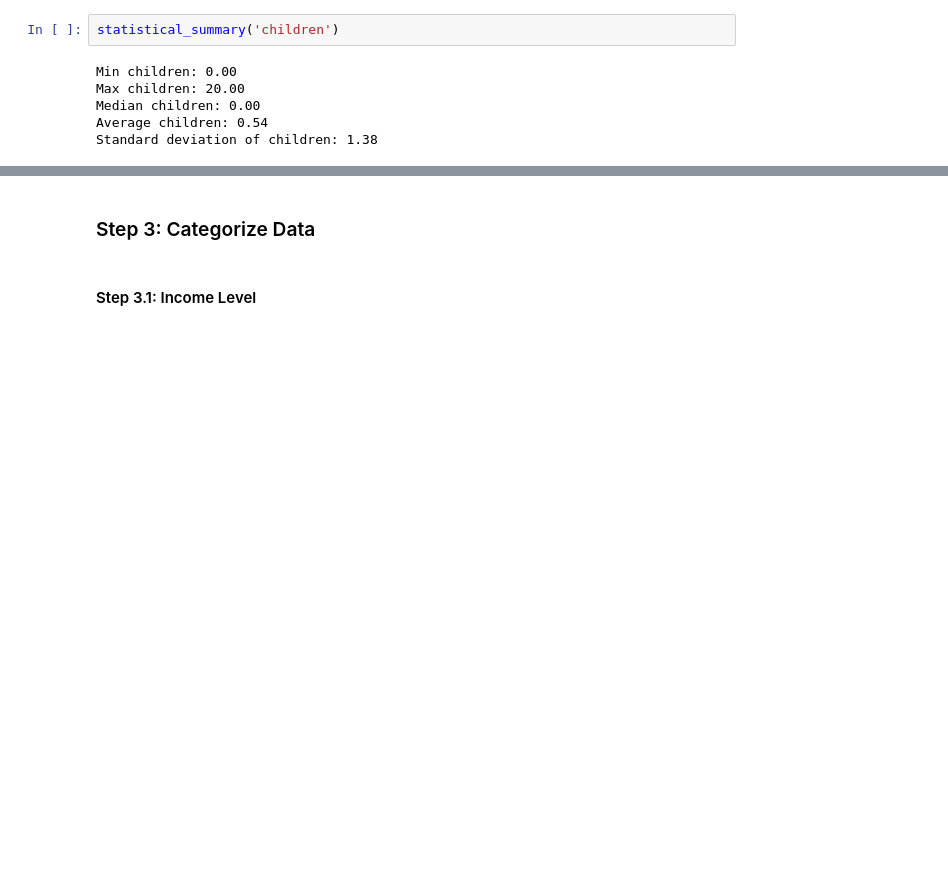
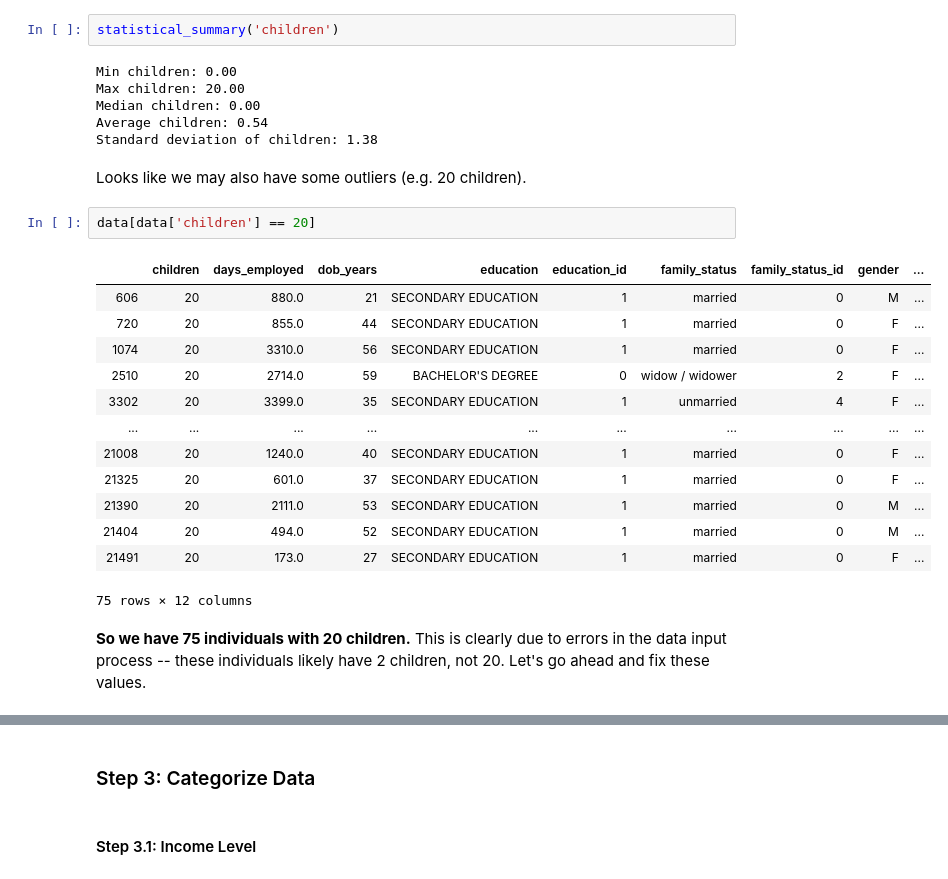
Before and after one commit to nyleashraf/credit-worthiness-EDA, a Jupyter notebook: credit_worthiness_data_exploration.ipynb, the cells around one changed output, grey strips where cells are left out. Drawn from its saved outputs; the diff is of its cells as text; blank space fills up the shorter version.

```diff
--- a/credit_worthiness_data_exploration.ipynb
+++ b/credit_worthiness_data_exploration.ipynb
@@ -323,3 +416,23 @@ Max children: 20.00
 Median children: 0.00
 Average children: 0.54
 Standard deviation of children: 1.38
+# %% [markdown]
+Looks like we may also have some outliers (e.g. 20 children).
+# %%
+data[data['children'] == 20]
+# %% [output]
+|  | children | days_employed | dob_years | education | education_id | family_status | family_status_id | gender | ... |
+| 606 | 20 | 880.0 | 21 | SECONDARY EDUCATION | 1 | married | 0 | M | ... |
+| 720 | 20 | 855.0 | 44 | SECONDARY EDUCATION | 1 | married | 0 | F | ... |
+| 1074 | 20 | 3310.0 | 56 | SECONDARY EDUCATION | 1 | married | 0 | F | ... |
+| 2510 | 20 | 2714.0 | 59 | BACHELOR'S DEGREE | 0 | widow / widower | 2 | F | ... |
+| 3302 | 20 | 3399.0 | 35 | SECONDARY EDUCATION | 1 | unmarried | 4 | F | ... |
+| ... | ... | ... | ... | ... | ... | ... | ... | ... | ... |
+| 21008 | 20 | 1240.0 | 40 | SECONDARY EDUCATION | 1 | married | 0 | F | ... |
+| 21325 | 20 | 601.0 | 37 | SECONDARY EDUCATION | 1 | married | 0 | F | ... |
+| 21390 | 20 | 2111.0 | 53 | SECONDARY EDUCATION | 1 | married | 0 | M | ... |
+| 21404 | 20 | 494.0 | 52 | SECONDARY EDUCATION | 1 | married | 0 | M | ... |
+| 21491 | 20 | 173.0 | 27 | SECONDARY EDUCATION | 1 | married | 0 | F | ... |
+75 rows × 12 columns
+# %% [markdown]
+**So we have 75 individuals with 20 children.** This is clearly due to errors in the data input process -- these individuals likely have 2 children, not 20. Let's go ahead and fix these values.
```
Also changed, not shown: parts of 34 cells of this notebook.
